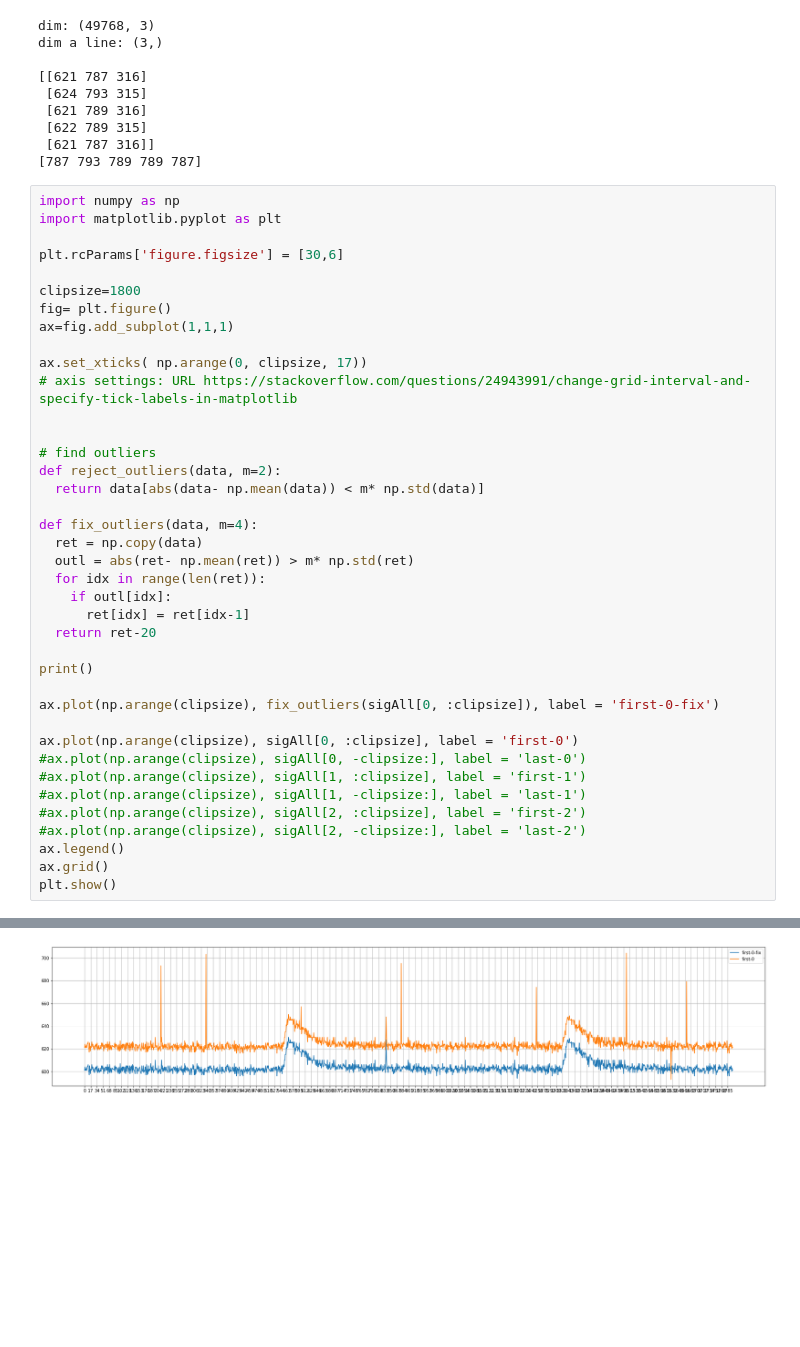
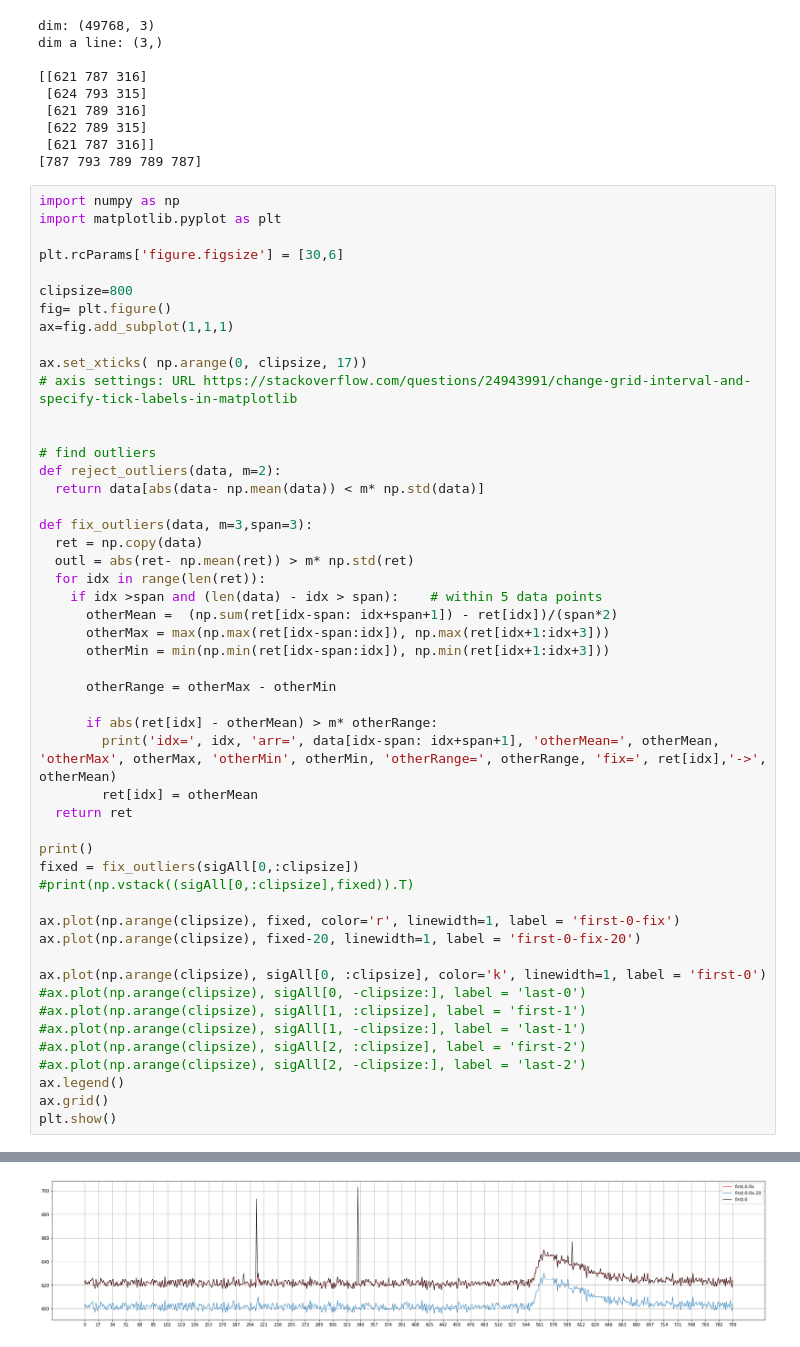
Before and after one commit to forest416/3, a Jupyter notebook: Copy_of_Copy_of_Untitled0.ipynb, the cells around one changed output, grey strips where cells are left out. Cells and saved outputs as stored; diff of their text form; blank space fills up the shorter version.

```diff
--- a/Copy_of_Copy_of_Untitled0.ipynb
+++ b/Copy_of_Copy_of_Untitled0.ipynb
@@ -219,7 +219,7 @@ import matplotlib.pyplot as plt
 
 plt.rcParams['figure.figsize'] = [30,6]
 
-clipsize=1800
+clipsize=800
 fig= plt.figure()
 ax=fig.add_subplot(1,1,1)
 
@@ -231,19 +231,30 @@ ax.set_xticks( np.arange(0, clipsize, 17))
 def reject_outliers(data, m=2):
   return data[abs(data- np.mean(data)) < m* np.std(data)]
 
-def fix_outliers(data, m=4):
+def fix_outliers(data, m=3,span=3):
   ret = np.copy(data)
   outl = abs(ret- np.mean(ret)) > m* np.std(ret)
   for idx in range(len(ret)):
-    if outl[idx]:
-      ret[idx] = ret[idx-1]
-  return ret-20
+    if idx >span and (len(data) - idx > span):    # within 5 data points
+      otherMean =  (np.sum(ret[idx-span: idx+span+1]) - ret[idx])/(span*2)
+      otherMax = max(np.max(ret[idx-span:idx]), np.max(ret[idx+1:idx+3]))
+      otherMin = min(np.min(ret[idx-span:idx]), np.min(ret[idx+1:idx+3]))
+
+      otherRange = otherMax - otherMin
+
+      if abs(ret[idx] - otherMean) > m* otherRange:
+        print('idx=', idx, 'arr=', data[idx-span: idx+span+1], 'otherMean=', otherMean, 'otherMax', otherMax, 'otherMin', otherMin, 'otherRange=', otherRange, 'fix=', ret[idx],'->', otherMean)
+        ret[idx] = otherMean
+  return ret
 
 print()
+fixed = fix_outliers(sigAll[0,:clipsize])
+#print(np.vstack((sigAll[0,:clipsize],fixed)).T)
 
-ax.plot(np.arange(clipsize), fix_outliers(sigAll[0, :clipsize]), label = 'first-0-fix')
+ax.plot(np.arange(clipsize), fixed, color='r', linewidth=1, label = 'first-0-fix')
+ax.plot(np.arange(clipsize), fixed-20, linewidth=1, label = 'first-0-fix-20')
 
-ax.plot(np.arange(clipsize), sigAll[0, :clipsize], label = 'first-0')
+ax.plot(np.arange(clipsize), sigAll[0, :clipsize], color='k', linewidth=1, label = 'first-0')
 #ax.plot(np.arange(clipsize), sigAll[0, -clipsize:], label = 'last-0')
 #ax.plot(np.arange(clipsize), sigAll[1, :clipsize], label = 'first-1')
 #ax.plot(np.arange(clipsize), sigAll[1, -clipsize:], label = 'last-1')
@@ -256 +279 @@ plt.show()
-[figure, old version]
+[figure, new version]
```
Also changed, not shown: parts of 7 cells of this notebook.
